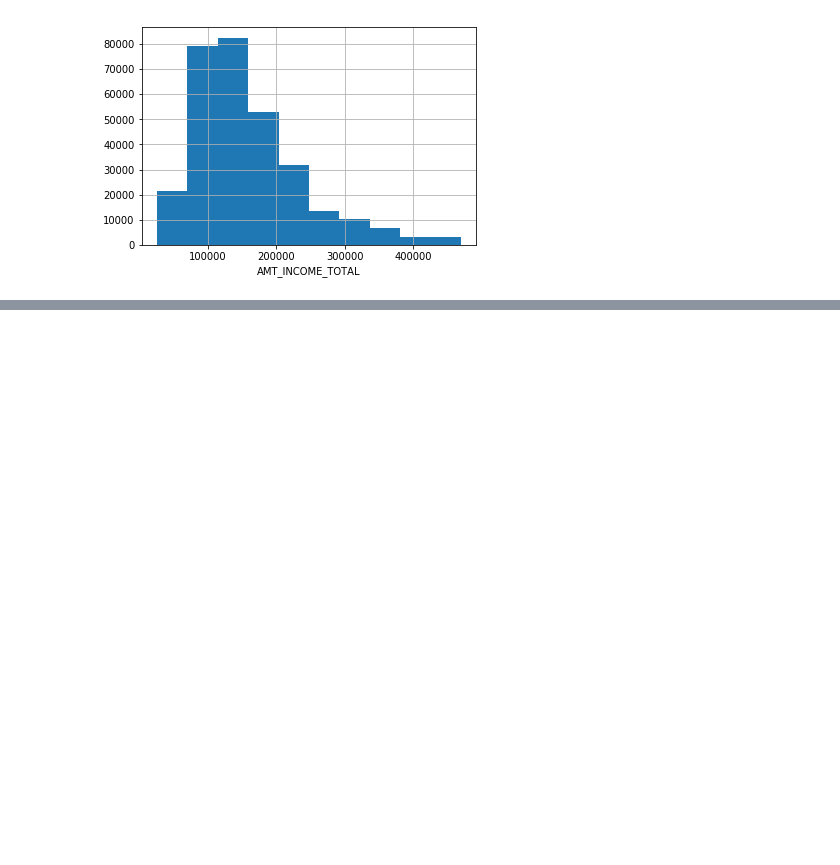
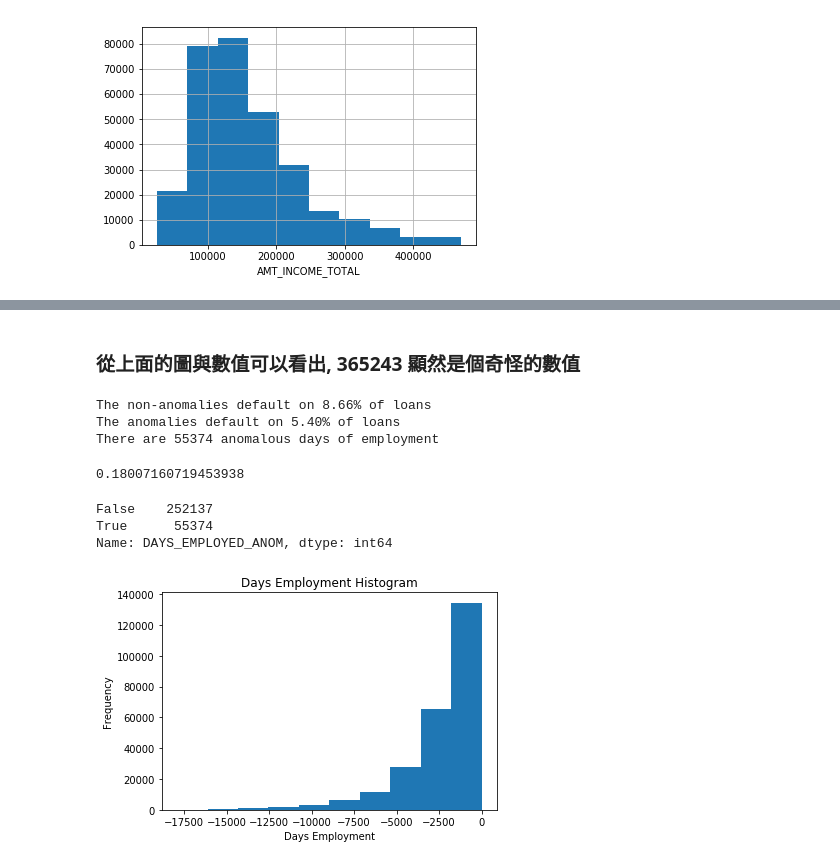
Before and after one commit to zzo30802/3rd-ML100Days, a Jupyter notebook: homework/ML_100Days_note.ipynb, the cells around one changed output, grey strips where cells are left out. Saved outputs shown, nothing was run; the diff lists cells and outputs as text; code cells hidden in the pictures; blank space fills up the shorter version.

```diff
--- a/homework/ML_100Days_note.ipynb
+++ b/homework/ML_100Days_note.ipynb
@@ -569,0 +654,43 @@ Text(0.5, 0, 'AMT_INCOME_TOTAL')
+# %% [markdown]
+### 從上面的圖與數值可以看出, 365243 顯然是個奇怪的數值
+# %%
+'''
+anom: 把365243另外存起來
+non_anom: 正常值
+TARGET : 1=有付款困難的客戶  0=所有其他情況
+'''
+anom = app_train[app_train['DAYS_EMPLOYED'] == 365243]
+non_anom = app_train[app_train['DAYS_EMPLOYED'] != 365243]
+print('The non-anomalies default on %0.2f%% of loans' % (100 * non_anom['TARGET'].mean()))
+print('The anomalies default on %0.2f%% of loans' % (100 * anom['TARGET'].mean()))
+print('There are %d anomalous days of employment' % len(anom))
+# %% [output]
+The non-anomalies default on 8.66% of loans
+The anomalies default on 5.40% of loans
+There are 55374 anomalous days of employment
+# %%
+# 查看DAYS_EMPLOYED天數=365243的資料佔全部資料的比例。
+sum(app_train['DAYS_EMPLOYED'] == 365243)/len(app_train)
+# %% [output]
+0.18007160719453938
+# %%
+# 新增一個欄位: DAYS_EMPLOYED_ANOM 來標記 DAYS_EMPLOYED 是否異常
+app_train['DAYS_EMPLOYED_ANOM'] = app_train["DAYS_EMPLOYED"] == 365243
+print(app_train['DAYS_EMPLOYED_ANOM'].value_counts())
+'''
+True=55374個，所以有55374個資料是365243的異常天數。
+'''
+# %% [output]
+False    252137
+True      55374
+Name: DAYS_EMPLOYED_ANOM, dtype: int64
+# %%
+# 這邊我們用 nan 將異常值取代
+# df 的 replace用法
+# http://s0pandas0pydata0org.icopy.site/pandas-docs/stable/reference/api/pandas.Series.replace.html
+app_train['DAYS_EMPLOYED'].replace({365243: np.nan}, inplace = True)
+
+app_train['DAYS_EMPLOYED'].plot.hist(title = 'Days Employment Histogram');
+plt.xlabel('Days Employment');
+# %% [output]
+[figure, added]
```
Also changed, not shown: parts of 14 cells of this notebook.
